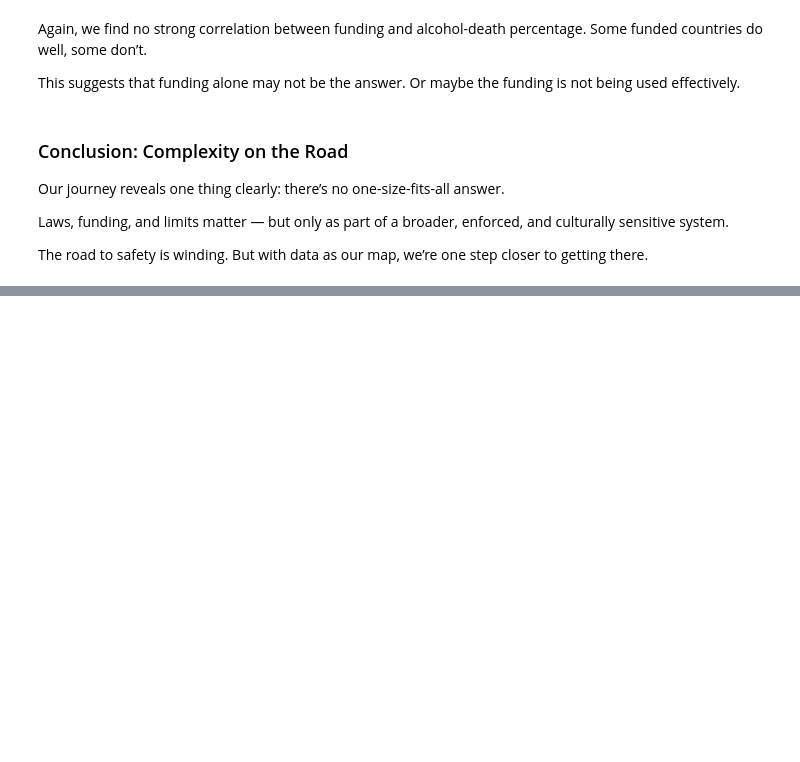
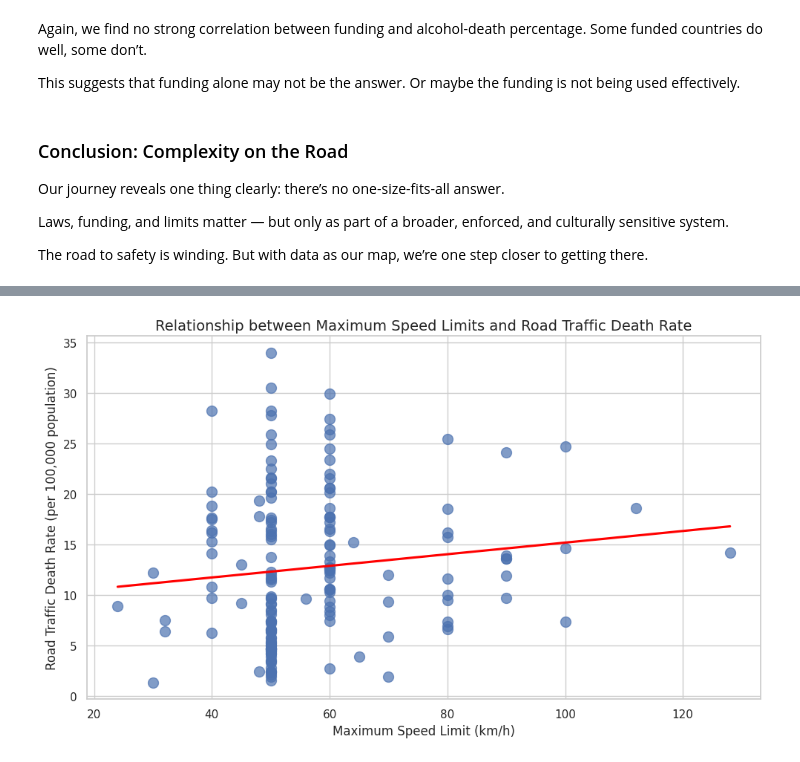
Before and after one commit to samarth2015/writing_assignment, a Jupyter notebook: Road_safety.ipynb, the cells around one changed output, grey strips where cells are left out. Drawn from its saved outputs; the diff is of its cells as text; code cells hidden in the pictures; blank space fills up the shorter version.

```diff
--- a/Road_safety.ipynb
+++ b/Road_safety.ipynb
@@ -905,0 +919,25 @@ The road to safety is winding. But with data as our map, we’re one step closer
+# %%
+# Plot the scatter plot with a regression line
+plt.figure(figsize=(10, 6))
+sns.regplot(
+    data=merged_data,
+    x='Max_Speed_Limit',
+    y='Death_Rate',
+    scatter_kws={'s': 100, 'alpha': 0.7},  # Customize scatter points
+    line_kws={'color': 'red'},  # Customize regression line
+    ci=None  # Disable confidence interval shading
+)
+
+
+# Add labels and title
+plt.title('Relationship between Maximum Speed Limits and Road Traffic Death Rate', fontsize=14)
+plt.xlabel('Maximum Speed Limit (km/h)', fontsize=12)
+plt.ylabel('Road Traffic Death Rate (per 100,000 population)', fontsize=12)
+plt.grid(True)
+plt.tight_layout()
+
+
+# Show the plot
+plt.show()
+# %% [output]
+[figure, added]
```
Also changed, not shown: parts of 12 cells of this notebook.
